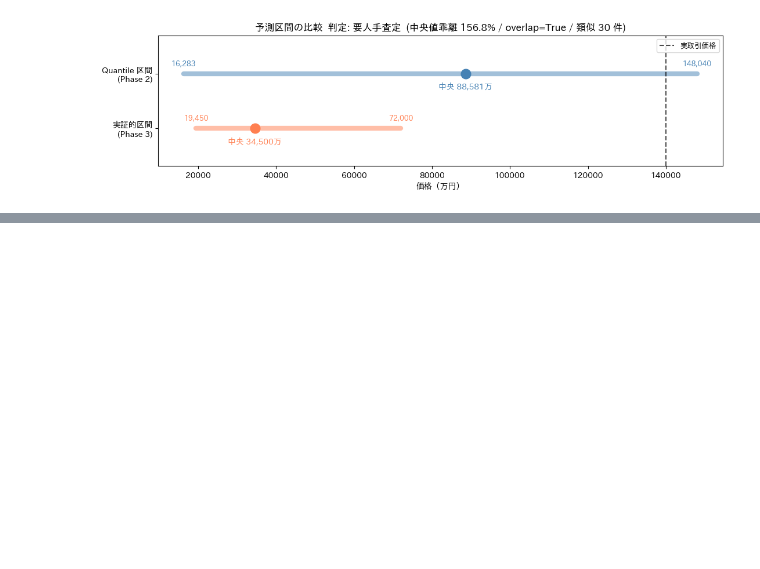
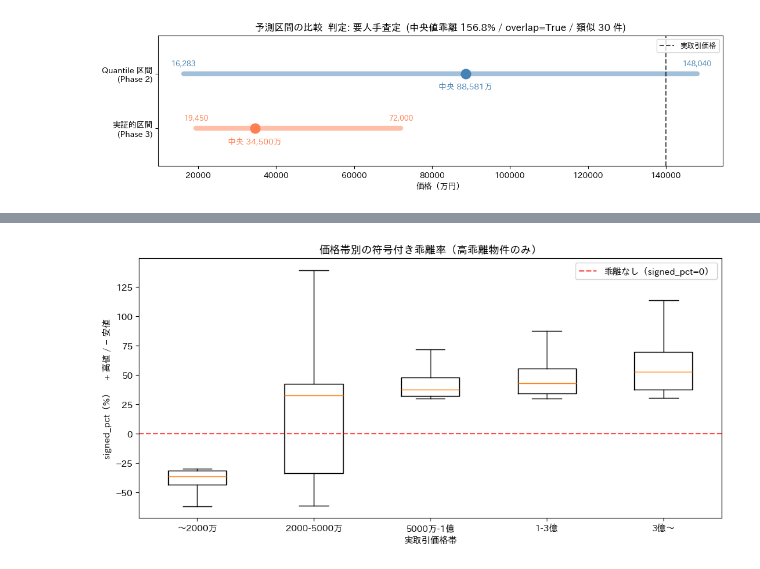
Before and after one commit to kotouharuto/House-price-forecast, a Jupyter notebook: notebooks/05_property_appraisal.ipynb, the cells around one changed output, grey strips where cells are left out. Cells and saved outputs as stored; diff of their text form; code cells hidden in the pictures; blank space fills up the shorter version.

```diff
--- a/notebooks/05_property_appraisal.ipynb
+++ b/notebooks/05_property_appraisal.ipynb
@@ -336,0 +458,23 @@ for label, target in [("B:郊外", target_b), ("C:希少", target_c)]:
+# %%
+# B-2: 価格帯別の signed_pct（符号付き乖離率）箱ひげ図
+# signed_pct = (quantile_median - empirical_median) / empirical_median * 100
+#   + ならモデルが実取引より高値、- なら安値
+bins = [0, 20e6, 50e6, 100e6, 300e6, np.inf]
+band_labels = ["〜2000万", "2000-5000万", "5000万-1億", "1-3億", "3億〜"]
+hr_df["price_band"] = pd.cut(hr_df["取引価格（総額）"], bins=bins, labels=band_labels)
+
+data = [hr_df.loc[hr_df["price_band"] == lb, "signed_pct"].dropna() for lb in band_labels]
+
+fig, ax = plt.subplots(figsize=(10, 5))
+ax.boxplot(data, showfliers=False)
+ax.set_xticks(range(1, len(band_labels) + 1))
+ax.set_xticklabels(band_labels)
+ax.axhline(0, color="red", linestyle="--", alpha=0.7, label="乖離なし（signed_pct=0）")
+ax.set_ylabel("signed_pct（%）　+ 高値 / − 安値")
+ax.set_xlabel("実取引価格帯")
+ax.set_title("価格帯別の符号付き乖離率（高乖離物件のみ）")
+ax.legend()
+plt.tight_layout()
+plt.show()
+# %% [output]
+[figure, added]
```
Also changed, not shown: parts of 10 cells of this notebook, 8 other files.
